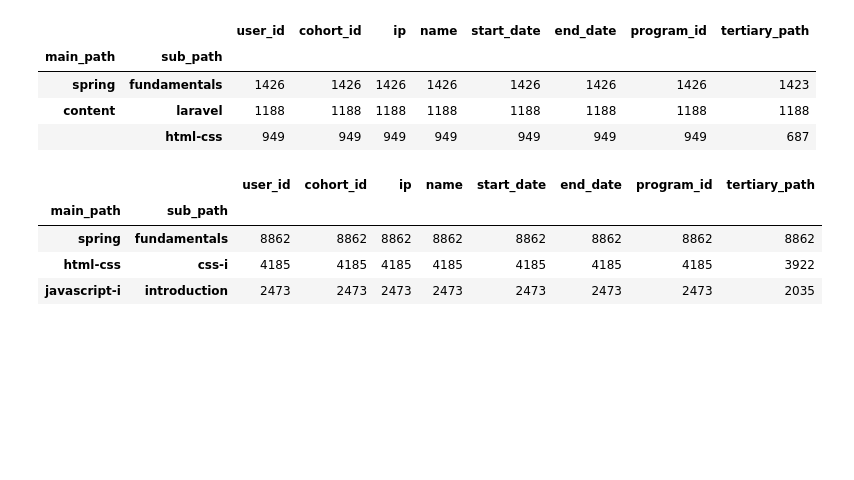
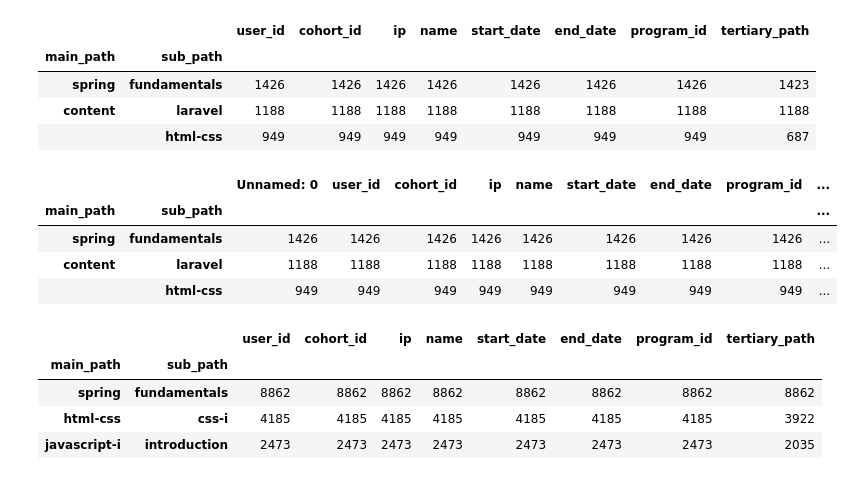
Before and after one commit to duck-detectives/anomaly-project, a Jupyter notebook: explore_wilson.ipynb, the cells around one changed output. Cells and saved outputs as stored; diff of their text form; code cells hidden in the pictures; blank space fills up the shorter version.

```diff
--- a/explore_wilson.ipynb
+++ b/explore_wilson.ipynb
@@ -701,6 +701,25 @@ logs[(logs.index > logs.end_date) & (logs.program_id == 1)]\
 | spring | fundamentals | 1426 | 1426 | 1426 | 1426 | 1426 | 1426 | 1426 | 1423 |
 | content | laravel | 1188 | 1188 | 1188 | 1188 | 1188 | 1188 | 1188 | 1188 |
 |  | html-css | 949 | 949 | 949 | 949 | 949 | 949 | 949 | 687 |
+# %%
+def lessons_after_grad(logs, program_id):
+    path_df = logs.path.str.split('/', 2, expand=True)
+    logs = pd.concat([logs, path_df], axis = 1)
+    logs = logs.rename(columns = {0 : 'main_path'
+                          ,1 : 'sub_path'
+                          ,2 : 'tertiary_path'})
+    logs = logs.drop(columns='path')
+
+    return logs[(logs.index > logs.end_date) & (logs.program_id == program_id)]\
+                        .groupby(['main_path', 'sub_path']).count().sort_values('user_id', ascending=False).head(3)
+# %%
+lessons_after_grad(logs, 1)
+# %% [output]
+|  |  | Unnamed: 0 | user_id | cohort_id | ip | name | start_date | end_date | program_id | ... |
+| main_path | sub_path |  |  |  |  |  |  |  |  | ... |
+| spring | fundamentals | 1426 | 1426 | 1426 | 1426 | 1426 | 1426 | 1426 | 1426 | ... |
+| content | laravel | 1188 | 1188 | 1188 | 1188 | 1188 | 1188 | 1188 | 1188 | ... |
+|  | html-css | 949 | 949 | 949 | 949 | 949 | 949 | 949 | 949 | ... |
 # %%
 logs[(logs.index > logs.end_date) & (logs.program_id == 2)]\
 .groupby(['main_path', 'sub_path']).count().sort_values('user_id', ascending=False).head(3)
```
Also changed, not shown: 4 other files.
